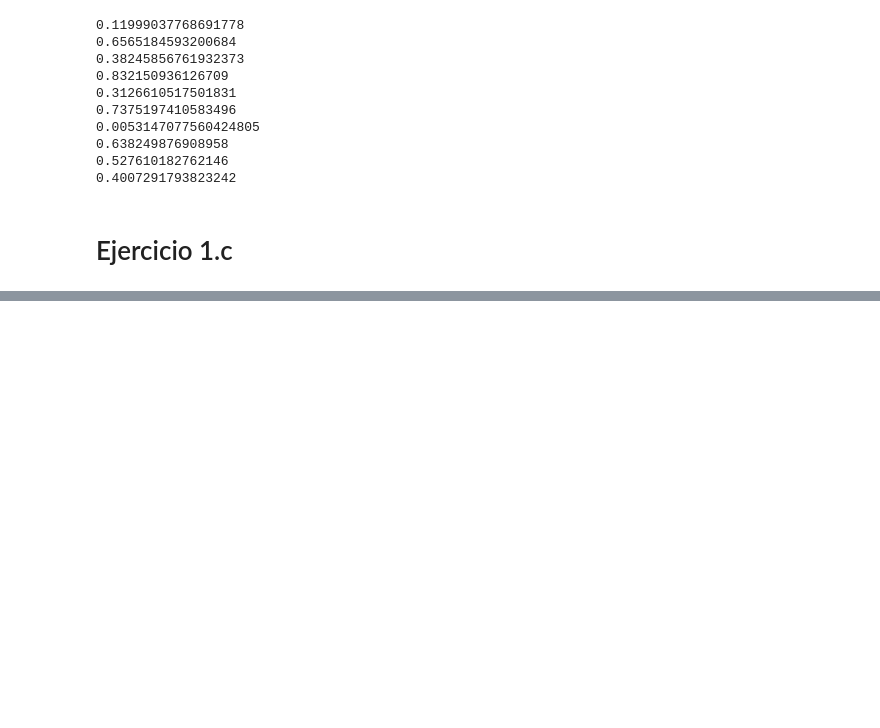
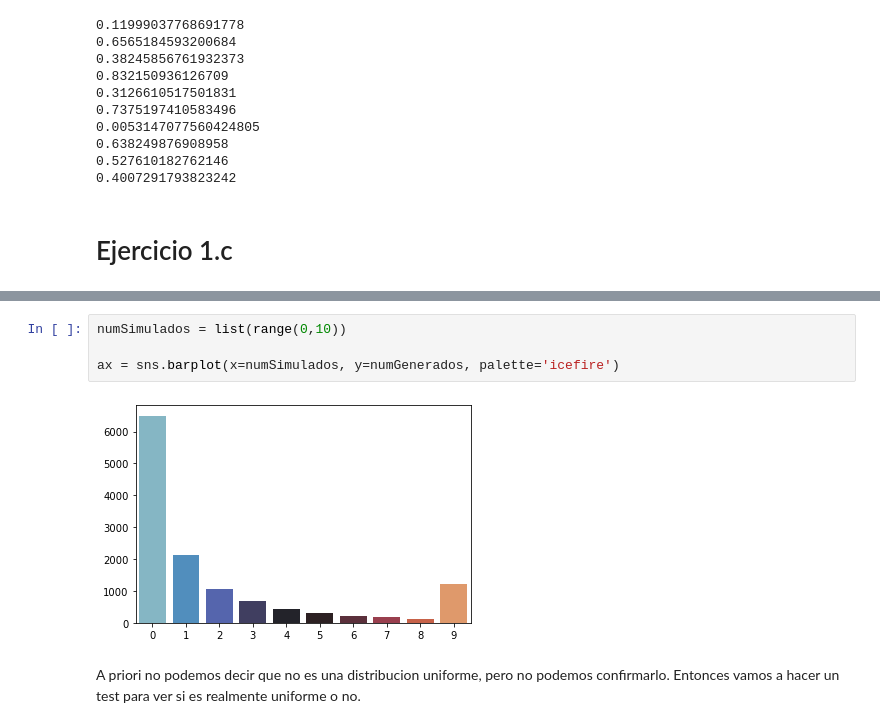
Before and after one commit to mateocapon/simulacion_tp1, a Jupyter notebook: TP1.ipynb, the cells around one changed output, grey strips where cells are left out. Cells and saved outputs as stored; diff of their text form; blank space fills up the shorter version.

```diff
--- a/TP1.ipynb
+++ b/TP1.ipynb
@@ -92,0 +140,8 @@ for x in range(100000):
+# %%
+numSimulados = list(range(0,10))
+
+ax = sns.barplot(x=numSimulados, y=numGenerados, palette='icefire')
+# %% [output]
+[figure, added]
+# %% [markdown]
+A priori no podemos decir que no es una distribucion uniforme, pero no podemos confirmarlo. Entonces vamos a hacer un test para ver si es realmente uniforme o no.
```
Also changed, not shown: parts of 12 cells of this notebook.
